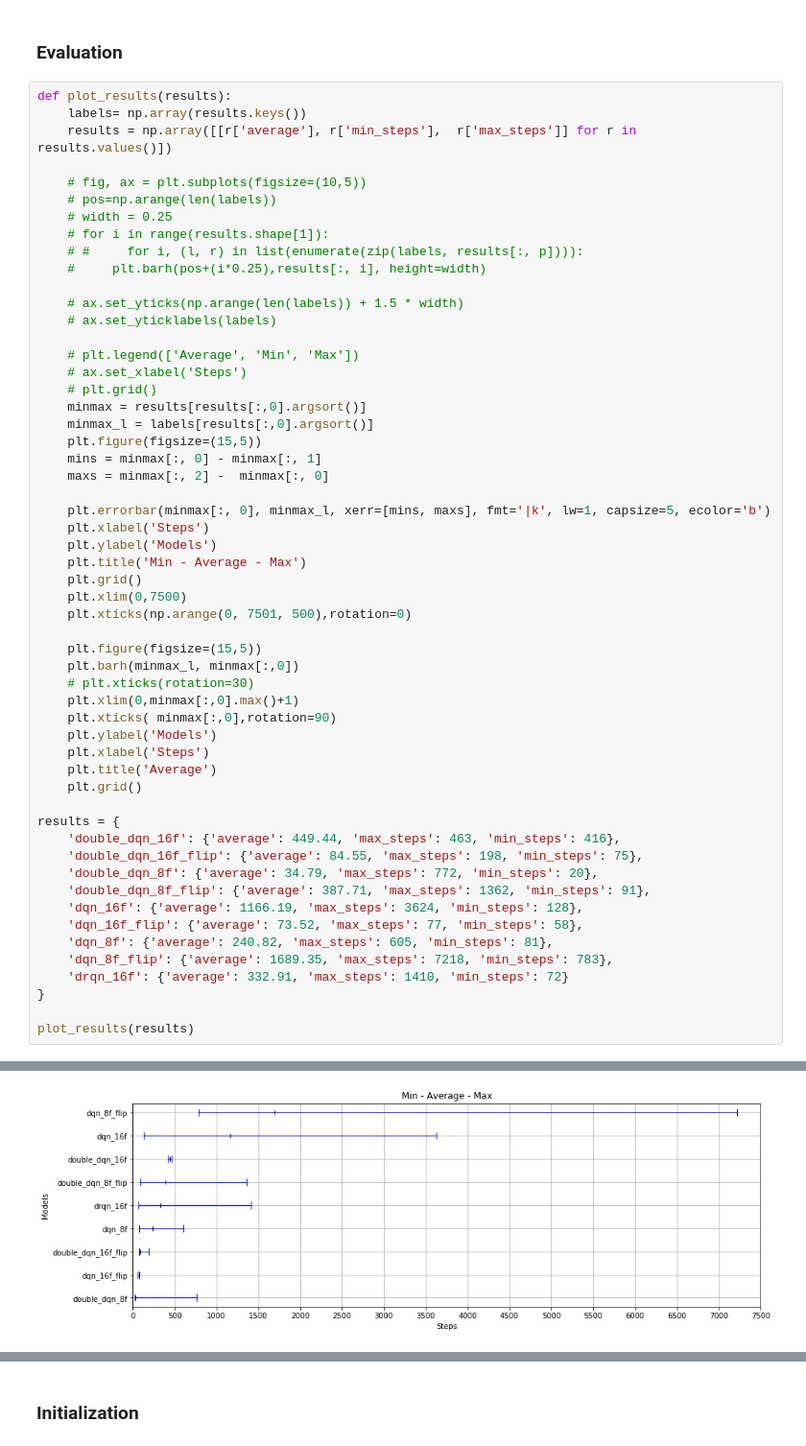
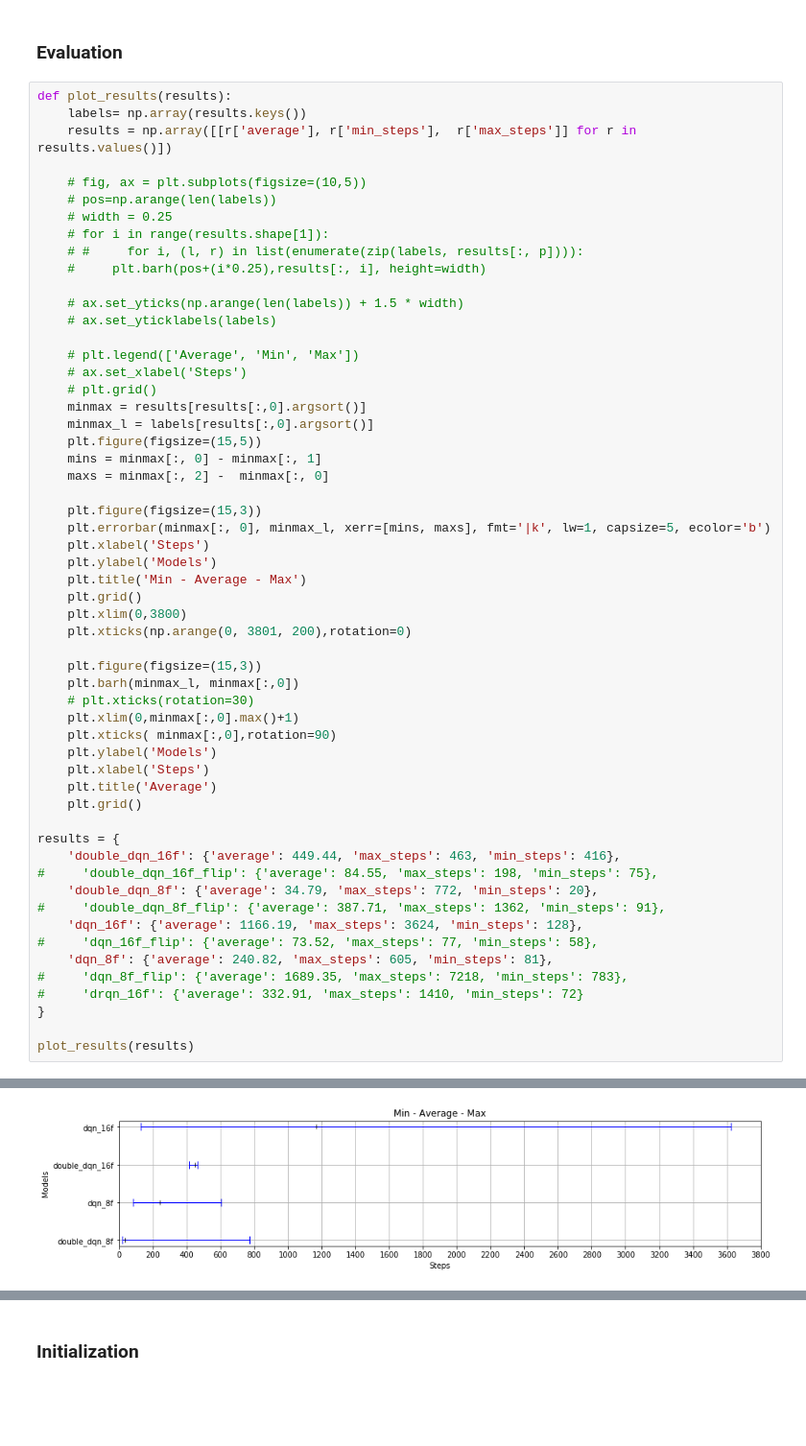
Before and after one commit to karray/neuroracer, a Jupyter notebook: q_learning.ipynb, the cells around one changed output, grey strips where cells are left out. Shown at 96% size. Cells and saved outputs as stored; diff of their text form; blank space fills up the shorter version.

```diff
--- a/q_learning.ipynb
+++ b/q_learning.ipynb
@@ -156,15 +156,16 @@ def plot_results(results):
     mins = minmax[:, 0] - minmax[:, 1]
     maxs = minmax[:, 2] -  minmax[:, 0]
 
+    plt.figure(figsize=(15,3))
     plt.errorbar(minmax[:, 0], minmax_l, xerr=[mins, maxs], fmt='|k', lw=1, capsize=5, ecolor='b')
     plt.xlabel('Steps')
     plt.ylabel('Models')
     plt.title('Min - Average - Max')
     plt.grid()
-    plt.xlim(0,7500)
-    plt.xticks(np.arange(0, 7501, 500),rotation=0)
+    plt.xlim(0,3800)
+    plt.xticks(np.arange(0, 3801, 200),rotation=0)
 
-    plt.figure(figsize=(15,5))
+    plt.figure(figsize=(15,3))
     plt.barh(minmax_l, minmax[:,0])
     # plt.xticks(rotation=30)
     plt.xlim(0,minmax[:,0].max()+1)
@@ -176,14 +177,14 @@ def plot_results(results):
 
 results = {
     'double_dqn_16f': {'average': 449.44, 'max_steps': 463, 'min_steps': 416},
-    'double_dqn_16f_flip': {'average': 84.55, 'max_steps': 198, 'min_steps': 75},
+#     'double_dqn_16f_flip': {'average': 84.55, 'max_steps': 198, 'min_steps': 75},
     'double_dqn_8f': {'average': 34.79, 'max_steps': 772, 'min_steps': 20},
-    'double_dqn_8f_flip': {'average': 387.71, 'max_steps': 1362, 'min_steps': 91},
+#     'double_dqn_8f_flip': {'average': 387.71, 'max_steps': 1362, 'min_steps': 91},
     'dqn_16f': {'average': 1166.19, 'max_steps': 3624, 'min_steps': 128},
-    'dqn_16f_flip': {'average': 73.52, 'max_steps': 77, 'min_steps': 58},
+#     'dqn_16f_flip': {'average': 73.52, 'max_steps': 77, 'min_steps': 58},
     'dqn_8f': {'average': 240.82, 'max_steps': 605, 'min_steps': 81},
-    'dqn_8f_flip': {'average': 1689.35, 'max_steps': 7218, 'min_steps': 783},
-    'drqn_16f': {'average': 332.91, 'max_steps': 1410, 'min_steps': 72}
+#     'dqn_8f_flip': {'average': 1689.35, 'max_steps': 7218, 'min_steps': 783},
+#     'drqn_16f': {'average': 332.91, 'max_steps': 1410, 'min_steps': 72}
 }
 
 plot_results(results)
@@ -191 +193 @@ plot_results(results)
-[figure, old version]
+[figure, new version]
```
Also changed, not shown: parts of 4 cells of this notebook.
